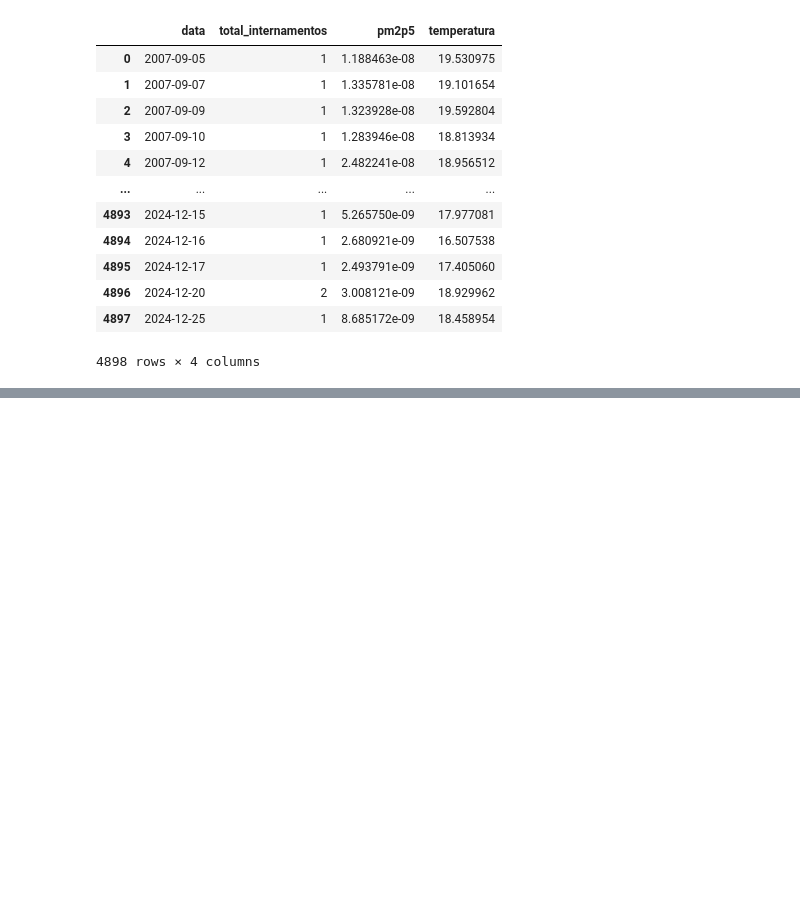
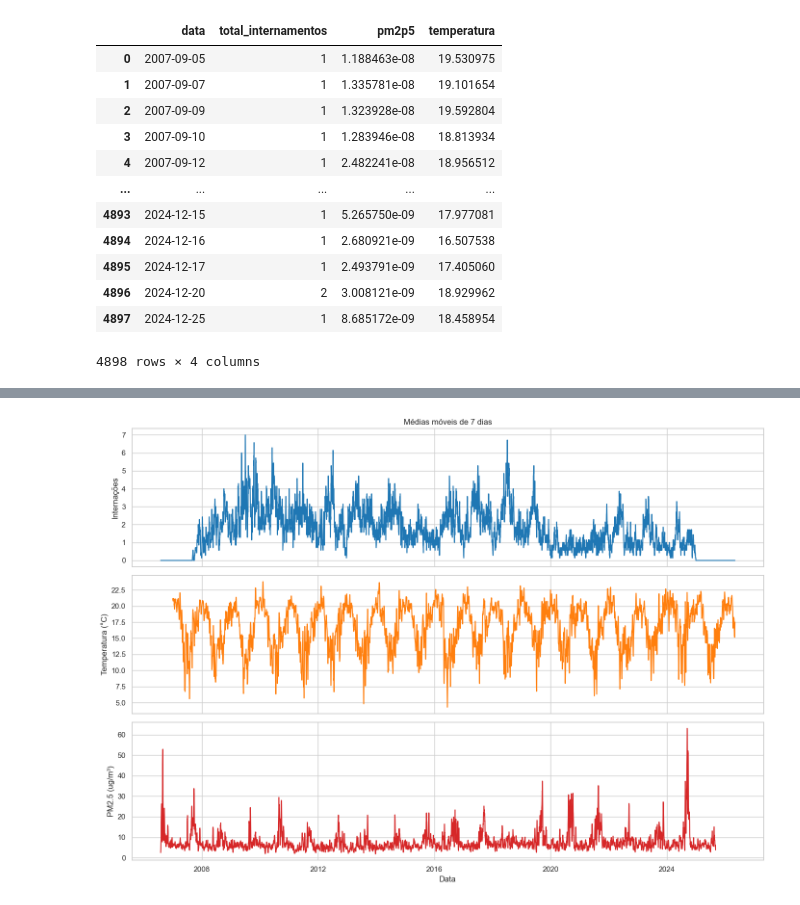
Before and after one commit to LuizFKM/ProjetoBigData, a Jupyter notebook: cruzamentoDeDados.ipynb, the cells around one changed output, grey strips where cells are left out. Cells and saved outputs as stored; diff of their text form; code cells hidden in the pictures; blank space fills up the shorter version.

```diff
--- a/cruzamentoDeDados.ipynb
+++ b/cruzamentoDeDados.ipynb
@@ -94,0 +273,22 @@ plt.show()
+# %%
+# Medias moveis suavizam oscilacoes diarias e ajudam a enxergar tendencias curtas.
+df_analise['internamentos_mm7'] = df_analise['total_internamentos'].rolling(7, min_periods=1).mean()
+df_analise['temperatura_mm7'] = df_analise['temperatura'].rolling(7, min_periods=1).mean()
+df_analise['pm25_mm7'] = df_analise['pm25_ugm3'].rolling(7, min_periods=1).mean()
+
+fig, eixos = plt.subplots(3, 1, figsize=(14, 10), sharex=True)
+eixos[0].plot(df_analise['data'], df_analise['internamentos_mm7'], color='tab:blue')
+eixos[0].set_ylabel('Internações')
+eixos[0].set_title('Médias móveis de 7 dias')
+
+eixos[1].plot(df_analise['data'], df_analise['temperatura_mm7'], color='tab:orange')
+eixos[1].set_ylabel('Temperatura (°C)')
+
+eixos[2].plot(df_analise['data'], df_analise['pm25_mm7'], color='tab:red')
+eixos[2].set_ylabel('PM2.5 (ug/m³)')
+eixos[2].set_xlabel('Data')
+
+plt.tight_layout()
+plt.show()
+# %% [output]
+[figure, added]
```
Also changed, not shown: parts of 36 cells of this notebook, 9 other files.
